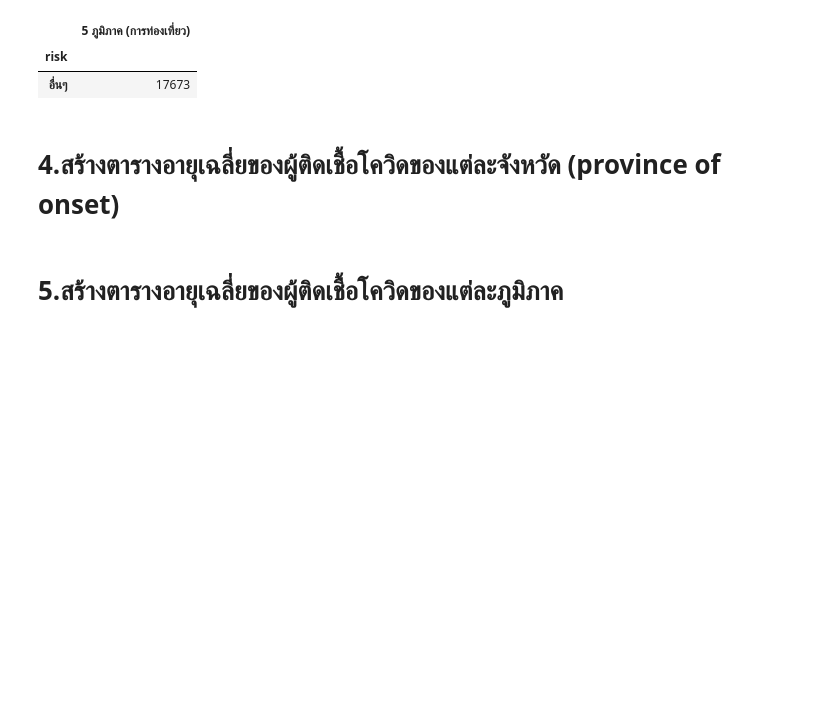
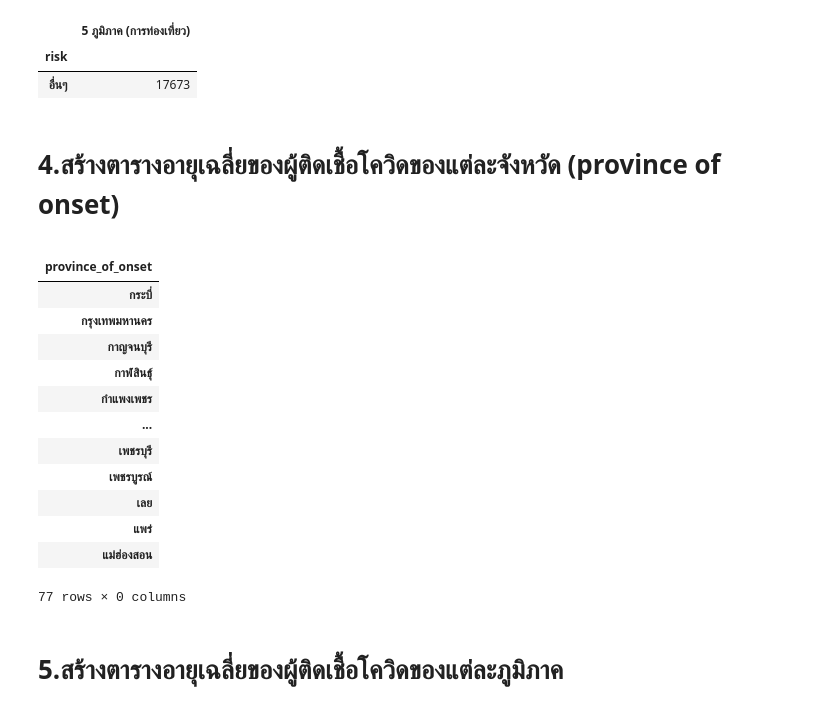
Before and after one commit to mintra-tippayaratsontorn/data_viz_2022, a Jupyter notebook: BasicPython&DataViz_midterm2022.ipynb, the cells around one changed output. Cells and saved outputs as stored; diff of their text form; code cells hidden in the pictures; blank space fills up the shorter version.

```diff
--- a/BasicPython&DataViz_midterm2022.ipynb
+++ b/BasicPython&DataViz_midterm2022.ipynb
@@ -811,3 +815,21 @@ data_no4.mean()
+# %%
+no4 = data_drop.groupby('province_of_onset')[['age']].mean()
+no4
+# %% [output]
+|  |
+| province_of_onset |
+| กระบี่ |
+| กรุงเทพมหานคร |
+| กาญจนบุรี |
+| กาฬสินธุ์ |
+| กำแพงเพชร |
+| ... |
+| เพชรบุรี |
+| เพชรบูรณ์ |
+| เลย |
+| แพร่ |
+| แม่ฮ่องสอน |
+77 rows × 0 columns
 # %% [markdown]
 # 5.สร้างตารางอายุเฉลี่ยของผู้ติดเชื้อโควิดของแต่ละภูมิภาค
 # %% [markdown]
```
Also changed, not shown: parts of 5 cells of this notebook.
